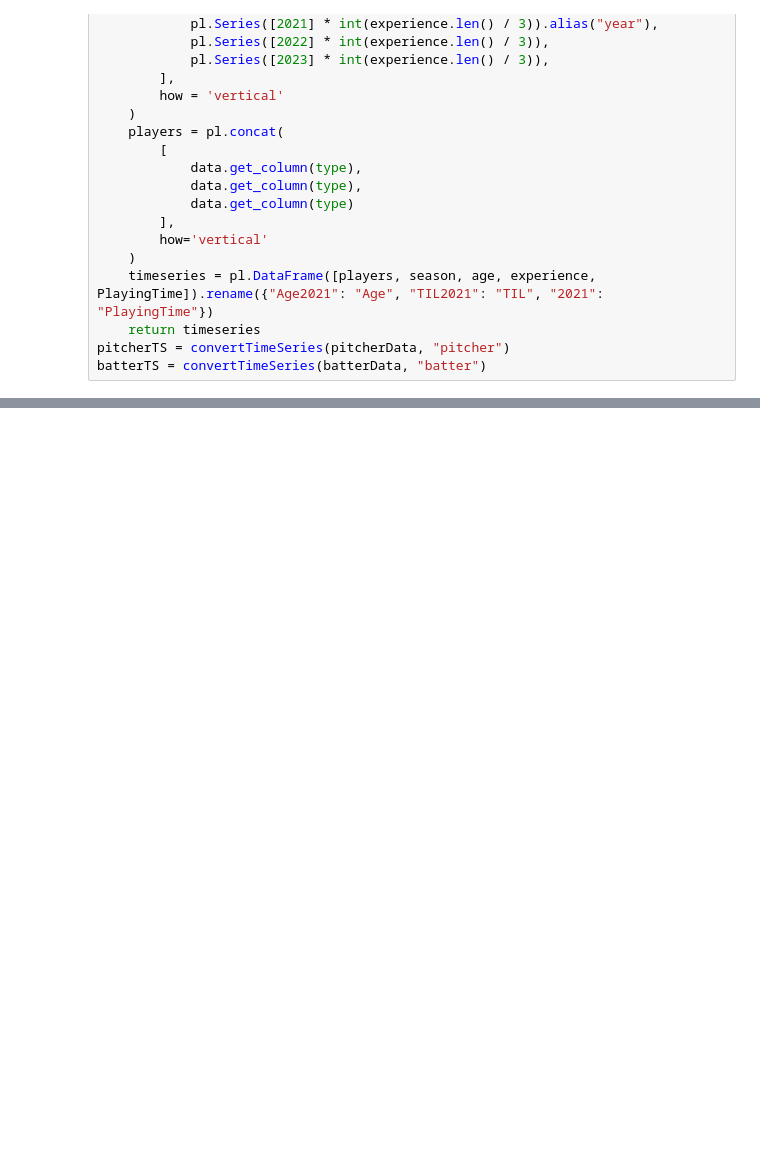
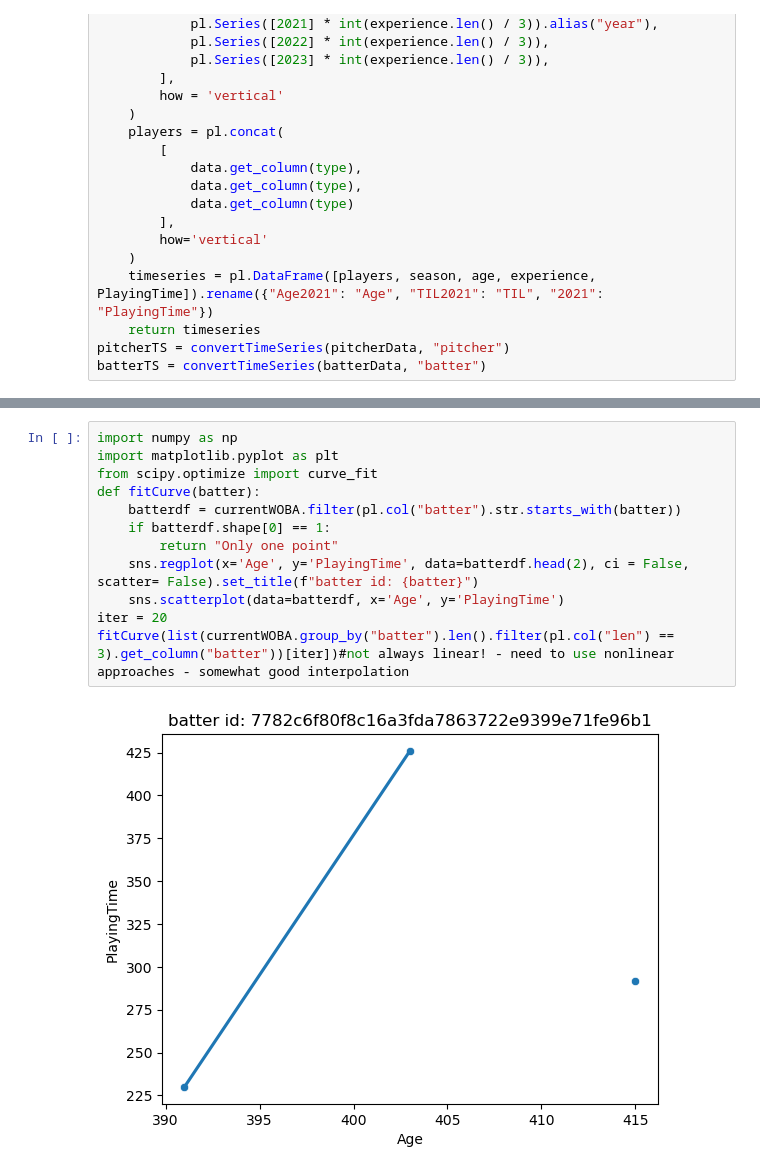
Before and after one commit to Lou-Zhou/reds-hackathon, a Jupyter notebook: data_analysis.ipynb, the cells around one changed output, grey strips where cells are left out. Drawn from its saved outputs; the diff is of its cells as text; blank space fills up the shorter version.

Commit message:
modeling approaches

```diff
--- a/data_analysis.ipynb
+++ b/data_analysis.ipynb
@@ -250,0 +423,14 @@ sns.scatterplot(x="TIL", y="PlayingTime", hue = "seasonWOBA", data = withWobas.f
+# %%
+import numpy as np
+import matplotlib.pyplot as plt
+from scipy.optimize import curve_fit
+def fitCurve(batter):
+    batterdf = currentWOBA.filter(pl.col("batter").str.starts_with(batter))
+    if batterdf.shape[0] == 1:
+        return "Only one point"
+    sns.regplot(x='Age', y='PlayingTime', data=batterdf.head(2), ci = False, scatter= False).set_title(f"batter id: {batter}")
+    sns.scatterplot(data=batterdf, x='Age', y='PlayingTime')
+iter = 20
+fitCurve(list(currentWOBA.group_by("batter").len().filter(pl.col("len") == 3).get_column("batter"))[iter])#not always linear! - need to use nonlinear approaches - somewhat good interpolation
+# %% [output]
+[figure, added]
```
Also changed, not shown: parts of 17 cells of this notebook, 1 other file.
